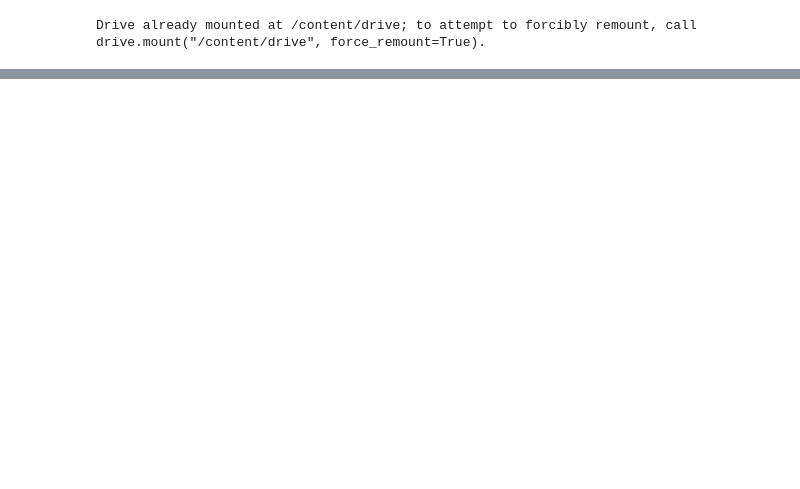
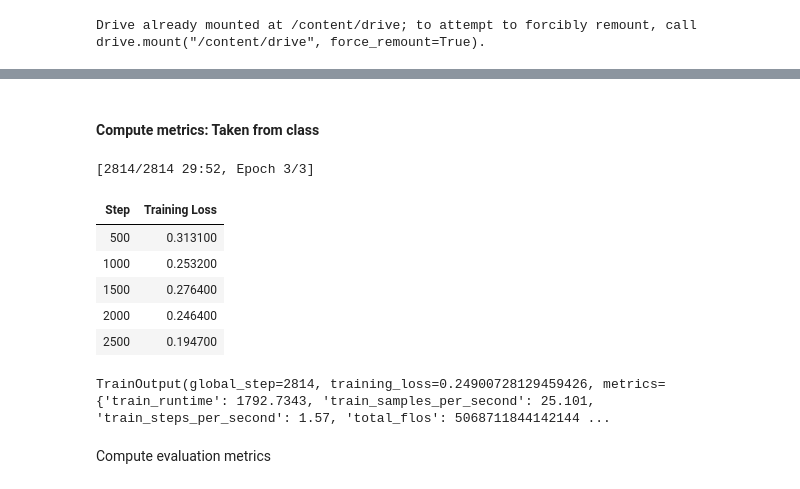
Before and after one commit to jimenasalinas/RedditGoesGreen, a Jupyter notebook: models/bert.ipynb, the cells around one changed output, grey strips where cells are left out. Saved outputs shown, nothing was run; the diff lists cells and outputs as text; code cells hidden in the pictures; blank space fills up the shorter version.

Commit message:
Finetuned climatebert sentiment model and saved it for random sample

```diff
--- a/models/bert.ipynb
+++ b/models/bert.ipynb
@@ -313,0 +114,5 @@ for i in range(0, len(filtered_comments['body']), batch_size):
+# %%
+#pad the data
+from transformers import DataCollatorWithPadding
+data_collator = DataCollatorWithPadding(tokenizer=tokenizer)
+data_collator
@@ -313,0 +140,52 @@ for i in range(0, len(filtered_comments['body']), batch_size):
+# %% [markdown]
+#### Compute metrics: Taken from class
+# %%
+import numpy as np
+from datasets import load_metric
+
+def compute_metrics(eval_pred):
+    load_accuracy = load_metric("accuracy")
+    load_f1 = load_metric("f1")
+
+    logits, labels = eval_pred
+    predictions = np.argmax(logits, axis=-1)
+    accuracy = load_accuracy.compute(predictions=predictions, references=labels)["accuracy"]
+    f1 = load_f1.compute(predictions=predictions, references=labels)["f1"]
+    return {"accuracy": accuracy, "f1": f1}
+# %%
+from transformers import TrainingArguments, Trainer
+
+output_name = data_path + "climatebert_output"
+
+training_args = TrainingArguments(
+   output_dir=output_name,
+   learning_rate=2e-5,
+   per_device_train_batch_size=16,
+   per_device_eval_batch_size=16,
+   num_train_epochs=3,
+   weight_decay=0.01,
+   save_strategy="epoch",
+)
+
+trainer = Trainer(
+   model=model,
+   args=training_args,
+   train_dataset=tokenized_train,
+   eval_dataset=tokenized_test,
+   tokenizer=tokenizer,
+   data_collator=data_collator,
+   compute_metrics=compute_metrics,
+)
+# %%
+trainer.train()
+# %% [output]
+[2814/2814 29:52, Epoch 3/3]
+| Step | Training Loss |
+| 500 | 0.313100 |
+| 1000 | 0.253200 |
+| 1500 | 0.276400 |
+| 2000 | 0.246400 |
+| 2500 | 0.194700 |
+TrainOutput(global_step=2814, training_loss=0.24900728129459426, metrics={'train_runtime': 1792.7343, 'train_samples_per_second': 25.101, 'train_steps_per_second': 1.57, 'total_flos': 5068711844142144 ...
+# %% [markdown]
+Compute evaluation metrics
```
Also changed, not shown: parts of 54 cells of this notebook.
